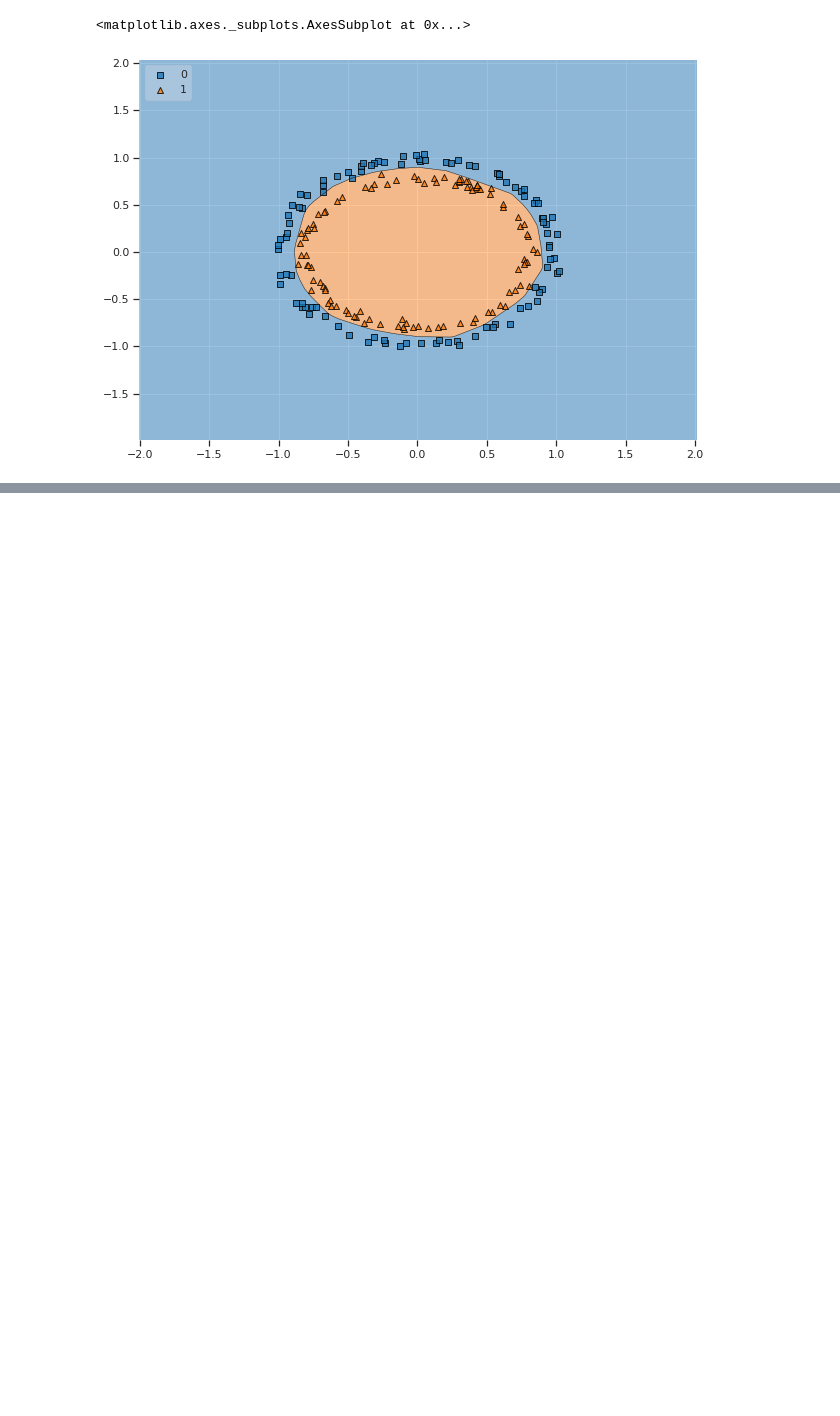
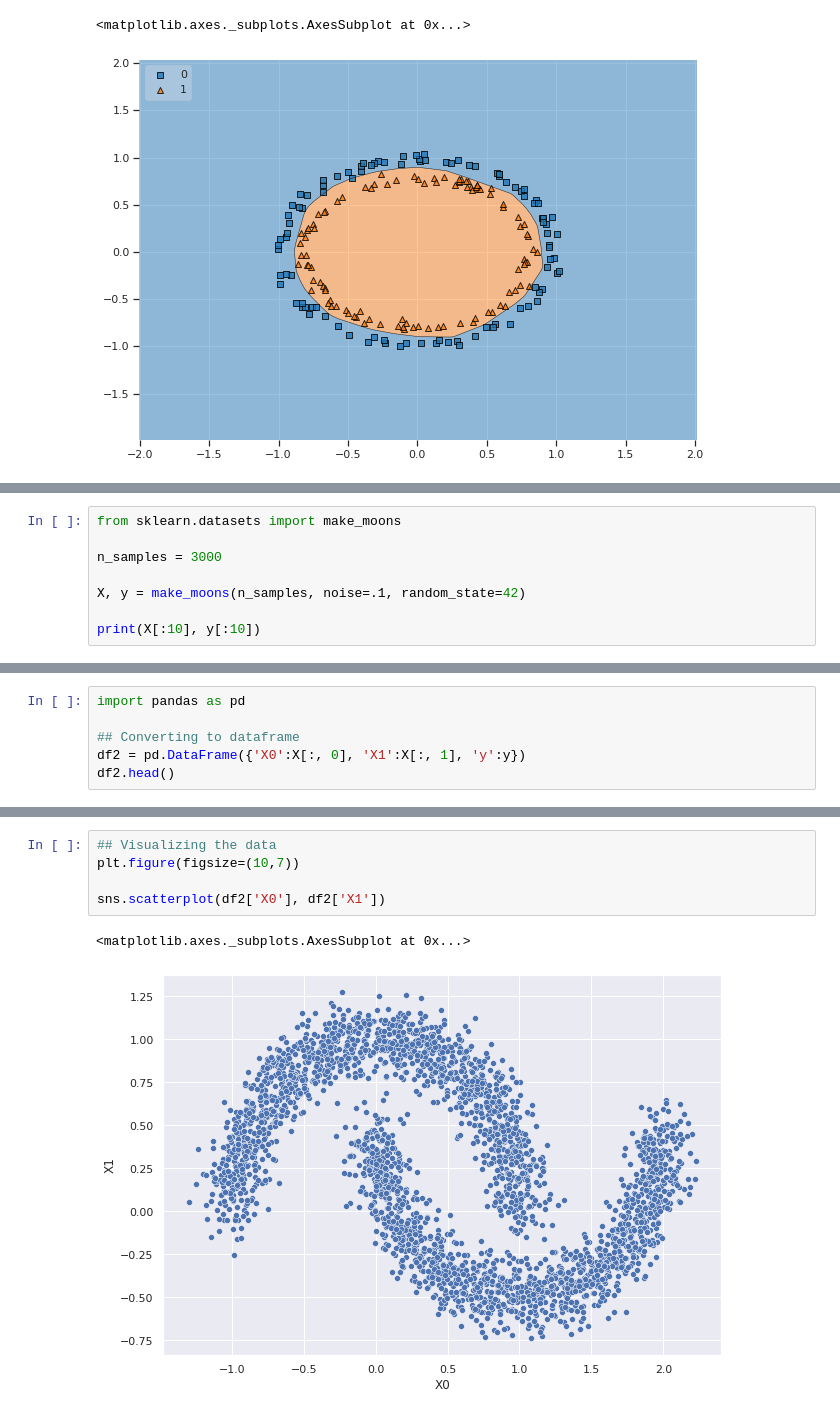
Before and after one commit to Shreyas-13/Tensorflow-Developer, a Jupyter notebook: 02_NeuralNetwork__Classification.ipynb, the cells around one changed output, grey strips where cells are left out. Drawn from its saved outputs; the diff is of its cells as text; blank space fills up the shorter version.

```diff
--- a/02_NeuralNetwork__Classification.ipynb
+++ b/02_NeuralNetwork__Classification.ipynb
@@ -126,0 +129,8 @@ plot_decision_regions(X_test.to_numpy(), y_test.to_numpy().ravel(), clf=model,
+# %%
+from sklearn.datasets import make_moons
+
+n_samples = 3000
+
+X, y = make_moons(n_samples, noise=.1, random_state=42)
+
+print(X[:10], y[:10])
@@ -126,0 +148,6 @@ plot_decision_regions(X_test.to_numpy(), y_test.to_numpy().ravel(), clf=model,
+# %%
+import pandas as pd
+
+## Converting to dataframe
+df2 = pd.DataFrame({'X0':X[:, 0], 'X1':X[:, 1], 'y':y})
+df2.head()
@@ -126,0 +161,8 @@ plot_decision_regions(X_test.to_numpy(), y_test.to_numpy().ravel(), clf=model,
+# %%
+## Visualizing the data
+plt.figure(figsize=(10,7))
+
+sns.scatterplot(df2['X0'], df2['X1'])
+# %% [output]
+<matplotlib.axes._subplots.AxesSubplot at 0x...>
+[figure, added]
```
Also changed, not shown: parts of 18 cells of this notebook.
